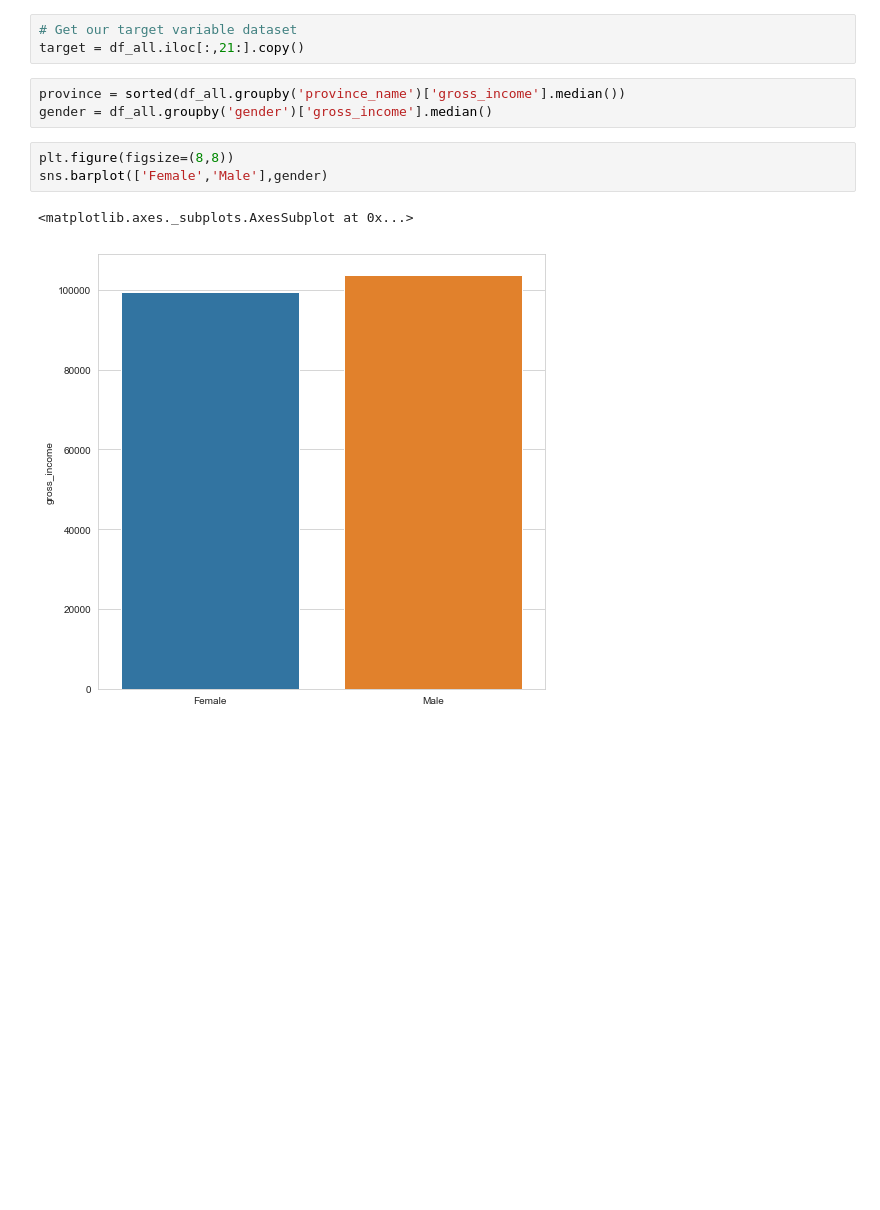
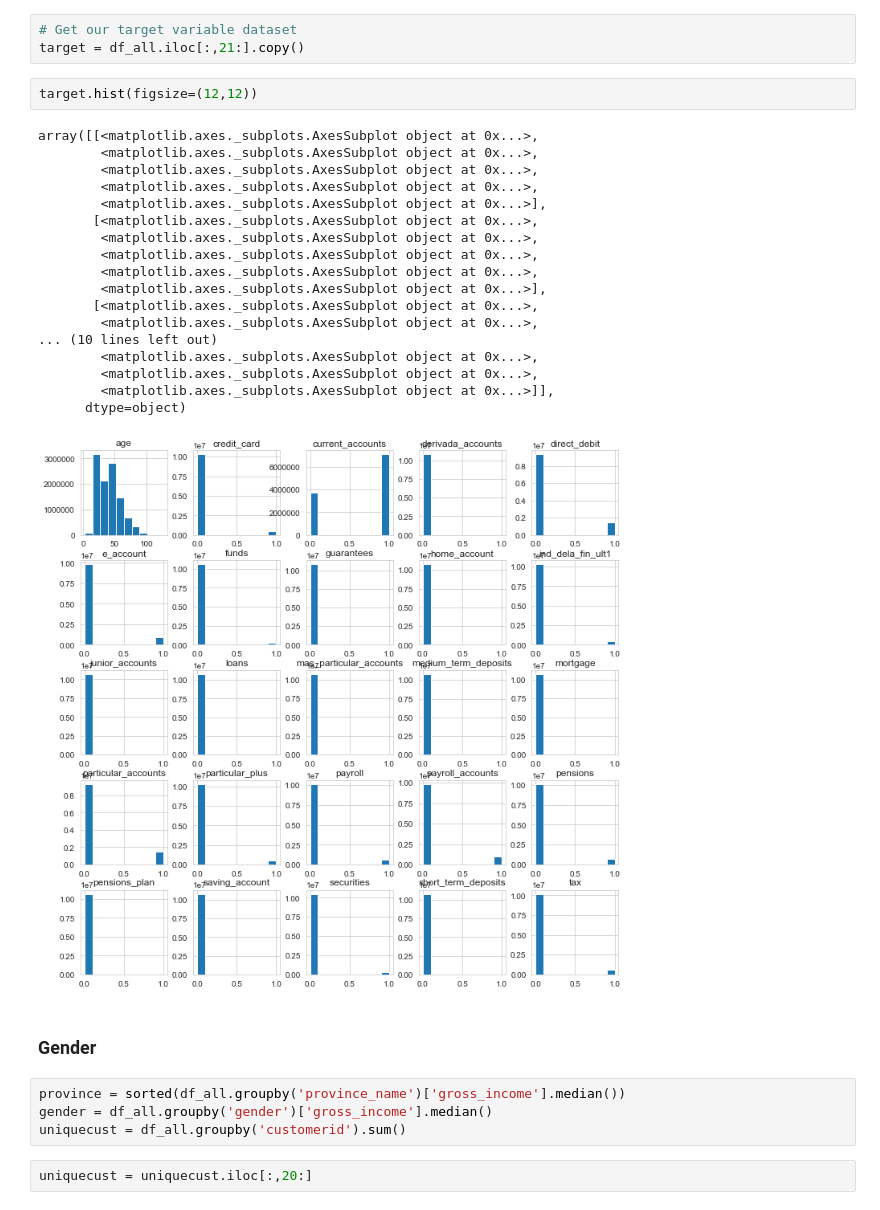
Before and after one commit to kaanbursa/customer_behavior, a Jupyter notebook: Kaan2.ipynb, the cells around one changed output. Cells and saved outputs as stored; diff of their text form; blank space fills up the shorter version.

Commit message:
visualz

```diff
--- a/Kaan2.ipynb
+++ b/Kaan2.ipynb
@@ -125,12 +145,32 @@ df_new.plot(kind='barh',stacked=True,figsize=(12,12))
 # %%
 # Get our target variable dataset
 target = df_all.iloc[:,21:].copy()
+# %%
+target.hist(figsize=(12,12))
+# %% [output]
+array([[<matplotlib.axes._subplots.AxesSubplot object at 0x...>,
+        <matplotlib.axes._subplots.AxesSubplot object at 0x...>,
+        <matplotlib.axes._subplots.AxesSubplot object at 0x...>,
+        <matplotlib.axes._subplots.AxesSubplot object at 0x...>,
+        <matplotlib.axes._subplots.AxesSubplot object at 0x...>],
+       [<matplotlib.axes._subplots.AxesSubplot object at 0x...>,
+        <matplotlib.axes._subplots.AxesSubplot object at 0x...>,
+        <matplotlib.axes._subplots.AxesSubplot object at 0x...>,
+        <matplotlib.axes._subplots.AxesSubplot object at 0x...>,
+        <matplotlib.axes._subplots.AxesSubplot object at 0x...>],
+       [<matplotlib.axes._subplots.AxesSubplot object at 0x...>,
+        <matplotlib.axes._subplots.AxesSubplot object at 0x...>,
+... (10 lines left out)
+        <matplotlib.axes._subplots.AxesSubplot object at 0x...>,
+        <matplotlib.axes._subplots.AxesSubplot object at 0x...>,
+        <matplotlib.axes._subplots.AxesSubplot object at 0x...>]],
+      dtype=object)
+[figure, added]
+# %% [markdown]
+### Gender
 # %%
 province = sorted(df_all.groupby('province_name')['gross_income'].median())
 gender = df_all.groupby('gender')['gross_income'].median()
+uniquecust = df_all.groupby('customerid').sum()
-# %%
-plt.figure(figsize=(8,8))
-sns.barplot(['Female','Male'],gender)
-# %% [output]
-<matplotlib.axes._subplots.AxesSubplot at 0x...>
-[figure, removed]
+# %%
+uniquecust = uniquecust.iloc[:,20:]
```
Also changed, not shown: parts of 13 cells of this notebook.
